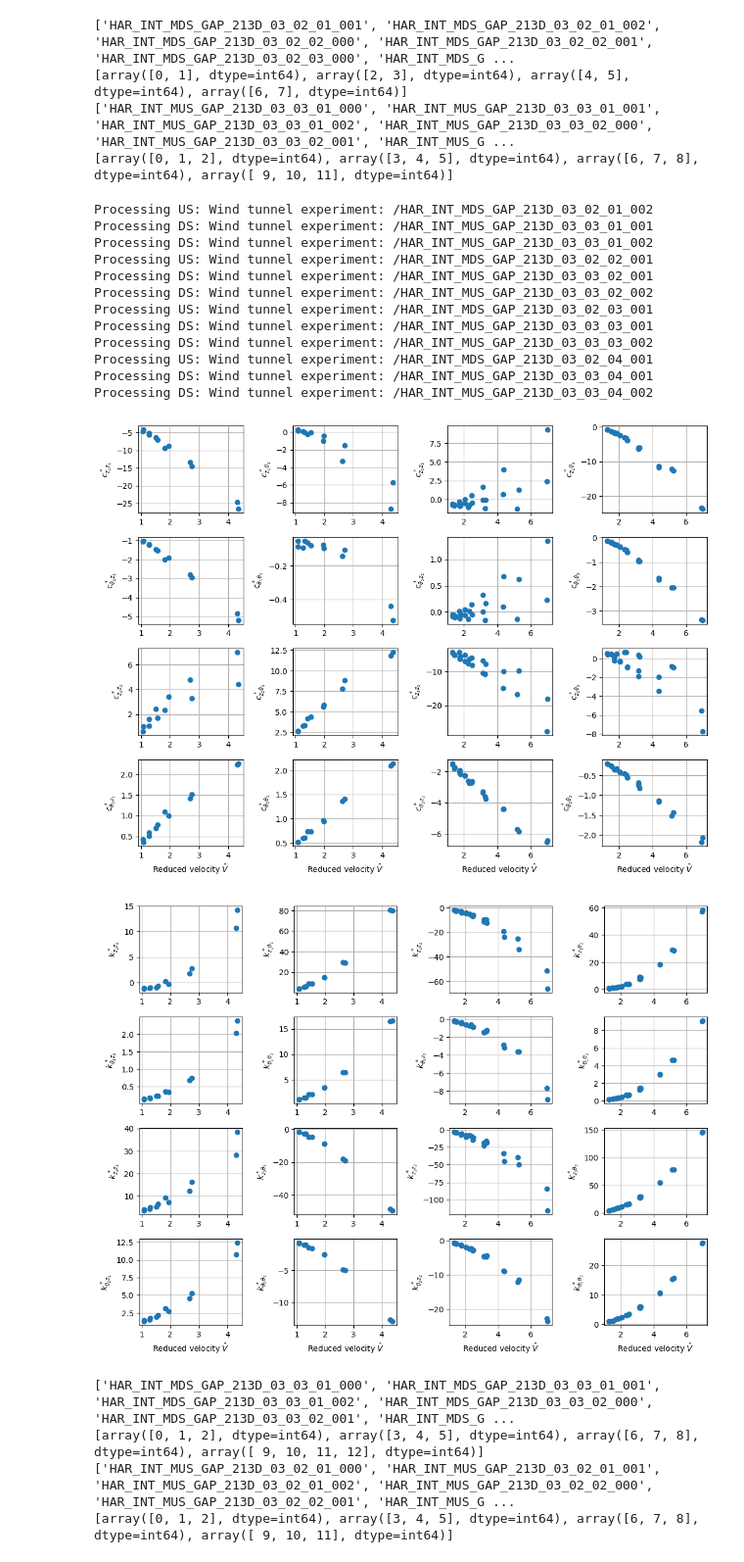
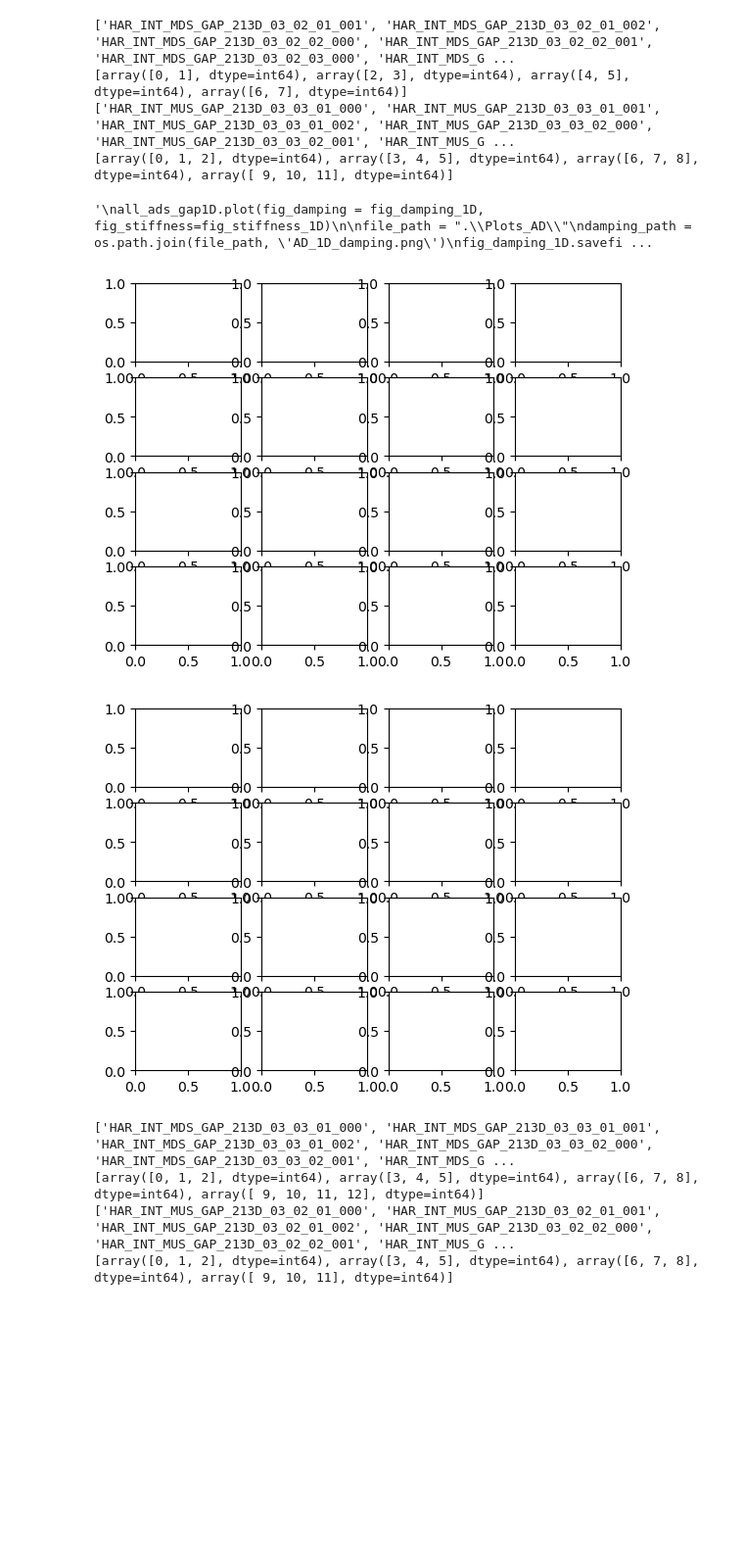
Before and after one commit to lineHRosland/FV_windtunnel_buffeting_flutter, a Jupyter notebook: HAR_INT/aerodynamic_derivatives_tandem_notebook.ipynb, the cells around one changed output. Shown: that part at 98% size. Drawn from its saved outputs; the diff is of its cells as text; code cells hidden in the pictures; blank space fills up the shorter version.

```diff
--- a/HAR_INT/aerodynamic_derivatives_tandem_notebook.ipynb
+++ b/HAR_INT/aerodynamic_derivatives_tandem_notebook.ipynb
@@ -77,6 +77,8 @@ print(tests_with_equal_motion_DS)
 ['HAR_INT_MUS_GAP_213D_03_01_01_000', 'HAR_INT_MUS_GAP_213D_03_01_01_001', 'HAR_INT_MUS_GAP_213D_03_01_01_004', 'HAR_INT_MUS_GAP_213D_03_01_02_000', 'HAR_INT_MUS_GAP_213D_03_01_02_001', 'HAR_INT_MUS_G ...
 [array([0, 1, 2], dtype=int64), array([3, 4, 5], dtype=int64), array([6, 7, 8], dtype=int64), array([ 9, 10, 11], dtype=int64)]
 # %%
+poly = 2
+
 ads_list = []
 val_list = []
 expf_list = []
@@ -90,7 +92,7 @@ for k1 in [0,1,2,3]:
     for k2 in range(len(tests_with_equal_motion_US[k1])-1):
         exp0 = exps_US[tests_with_equal_motion_US[k1][0]]
         exp1 = exps_US[tests_with_equal_motion_US[k1][k2+1]]
-        print(f"Processing US: {exp1}")
+        #print(f"Processing US: {exp1}")
         exp0.filt_forces(6,5)
         exp1.filt_forces(6,5)
         ads_US, val_US, expf_US = w3t.AerodynamicDerivatives4x4.fromWTT(exp0, exp1, section_width, section_length_1, section_length_2, upstream_in_rig=True)
@@ -103,7 +105,7 @@ for k1 in [0,1,2,3]:
     for k2 in range(len(tests_with_equal_motion_DS[k1])-1):
         exp0 = exps_DS[tests_with_equal_motion_DS[k1][0]]
         exp1 = exps_DS[tests_with_equal_motion_DS[k1][k2+1]]
-        print(f"Processing DS: {exp1}")
+        #print(f"Processing DS: {exp1}")
         exp0.filt_forces(6,5)
         exp1.filt_forces(6,5)
         ads_DS, val_DS, expf_DS = w3t.AerodynamicDerivatives4x4.fromWTT(exp0, exp1, section_width, section_length_1, section_length_2, upstream_in_rig=False)
@@ -112,6 +114,7 @@ for k1 in [0,1,2,3]:
         expf_list.append(expf_DS)
         all_ads_gap2D.append(ads_DS)
 
+'''
 all_ads_gap2D.plot(fig_damping = fig_damping_2D, fig_stiffness=fig_stiffness_2D)
 
 file_path = ".\\Plots_AD\\"
@@ -120,4 +123,16 @@ fig_damping_2D.savefig(damping_path, bbox_inches="tight")
 stiffness_path = os.path.join(file_path, 'AD_2D_stiffness.png')
 fig_stiffness_2D.savefig(stiffness_path, bbox_inches="tight")
 plt.show()
+
+all_ads_gap2D.plot(fig_damping = fig_damping_2D, fig_stiffness=fig_stiffness_2D, mode='total+poly', orders=np.ones(32,dtype=int)*poly)
+file_path = ".\\Plots_AD\\"
+damping_path = os.path.join(file_path, f'AD_2D_damping_poly{poly}.png')
+fig_damping_2D.savefig(damping_path, bbox_inches="tight")
+stiffness_path = os.path.join(file_path, f'AD_2D_stiffness_poly{poly}.png')
+fig_stiffness_2D.savefig(stiffness_path, bbox_inches="tight")
+plt.show()
+'''
+
+all_ads_gap2D.plot(fig_damping = fig_damping_2D, fig_stiffness=fig_stiffness_2D, mode='total+poly', orders=np.ones(32,dtype=int)*poly)
+plt.show()
 # %% [output]
@@ -185,51 +193,50 @@ for k1 in [0,1,2,3]:
     for k2 in range(len(tests_with_equal_motion_US[k1])-1):
         exp0 = exps_US[tests_with_equal_motion_US[k1][0]]
         exp1 = exps_US[tests_with_equal_motion_US[k1][k2+1]]
-        print(f"Processing US: {exp1}")
+        #print(f"Processing US: {exp1}")
         exp0.filt_forces(6,5)
         exp1.filt_forces(6,5)
         ads_US, val_US, expf_US = w3t.AerodynamicDerivatives4x4.fromWTT(exp0, exp1, section_width, section_length_1, section_length_2, upstream_in_rig=True)
         ads_list.append(ads_US)
         val_list.append(val_US)
         expf_list.append(expf_US)
         all_ads_gap1D.append(ads_US)
 
 
     for k2 in range(len(tests_with_equal_motion_DS[k1])-1):
         exp0 = exps_DS[tests_with_equal_motion_DS[k1][0]]
         exp1 = exps_DS[tests_with_equal_motion_DS[k1][k2+1]]
-        print(f"Processing DS: {exp1}")
+        #print(f"Processing DS: {exp1}")
         exp0.filt_forces(6,5)
         exp1.filt_forces(6,5)
         ads_DS, val_DS, expf_DS = w3t.AerodynamicDerivatives4x4.fromWTT(exp0, exp1, section_width, section_length_1, section_length_2, upstream_in_rig=False)
         ads_list.append(ads_DS)
         val_list.append(val_DS)
         expf_list.append(expf_DS)
         all_ads_gap1D.append(ads_DS)
 
+
+'''
 all_ads_gap1D.plot(fig_damping = fig_damping_1D, fig_stiffness=fig_stiffness_1D)
 
 file_path = ".\\Plots_AD\\"
 damping_path = os.path.join(file_path, 'AD_1D_damping.png')
 fig_damping_1D.savefig(damping_path, bbox_inches="tight")
 stiffness_path = os.path.join(file_path, 'AD_1D_stiffness.png')
 fig_stiffness_1D.savefig(stiffness_path, bbox_inches="tight")
 plt.show()
+
+all_ads_gap1D.plot(fig_damping = fig_damping_1D, fig_stiffness=fig_stiffness_1D, mode='total+poly', orders=np.ones(32,dtype=int)*poly)
+file_path = ".\\Plots_AD\\"
+damping_path = os.path.join(file_path, f'AD_1D_damping_poly{poly}.png')
+fig_damping_1D.savefig(damping_path, bbox_inches="tight")
+stiffness_path = os.path.join(file_path, f'AD_1D_stiffness_poly{poly}.png')
+fig_stiffness_1D.savefig(stiffness_path, bbox_inches="tight")
+plt.show()'''
 # %% [output]
-Processing US: Wind tunnel experiment: /HAR_INT_MDS_GAP_213D_03_02_01_002
-Processing DS: Wind tunnel experiment: /HAR_INT_MUS_GAP_213D_03_03_01_001
-Processing DS: Wind tunnel experiment: /HAR_INT_MUS_GAP_213D_03_03_01_002
-Processing US: Wind tunnel experiment: /HAR_INT_MDS_GAP_213D_03_02_02_001
-Processing DS: Wind tunnel experiment: /HAR_INT_MUS_GAP_213D_03_03_02_001
-Processing DS: Wind tunnel experiment: /HAR_INT_MUS_GAP_213D_03_03_02_002
-Processing US: Wind tunnel experiment: /HAR_INT_MDS_GAP_213D_03_02_03_001
-Processing DS: Wind tunnel experiment: /HAR_INT_MUS_GAP_213D_03_03_03_001
-Processing DS: Wind tunnel experiment: /HAR_INT_MUS_GAP_213D_03_03_03_002
-Processing US: Wind tunnel experiment: /HAR_INT_MDS_GAP_213D_03_02_04_001
-Processing DS: Wind tunnel experiment: /HAR_INT_MUS_GAP_213D_03_03_04_001
-Processing DS: Wind tunnel experiment: /HAR_INT_MUS_GAP_213D_03_03_04_002
+'\nall_ads_gap1D.plot(fig_damping = fig_damping_1D, fig_stiffness=fig_stiffness_1D)\n\nfile_path = ".\\Plots_AD\\"\ndamping_path = os.path.join(file_path, \'AD_1D_damping.png\')\nfig_damping_1D.savefi ...
-[figure, old version]
+[figure, new version]
-[figure, old version]
+[figure, new version]
 # %%
 #3D
 section_name_US = "MDS_3D_Harmonic"
```
Also changed, not shown: parts of 6 cells of this notebook, 4 other files.
